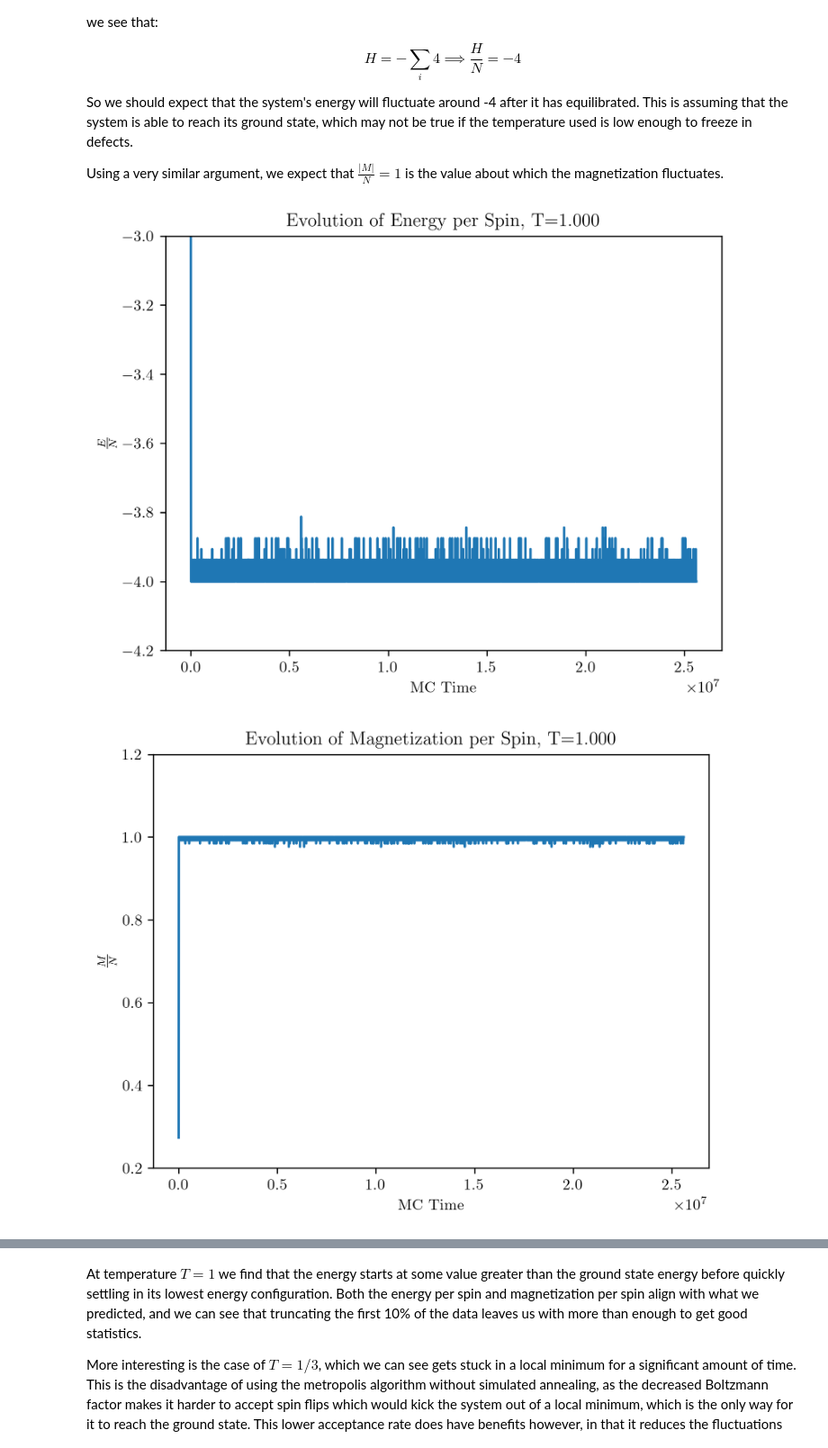
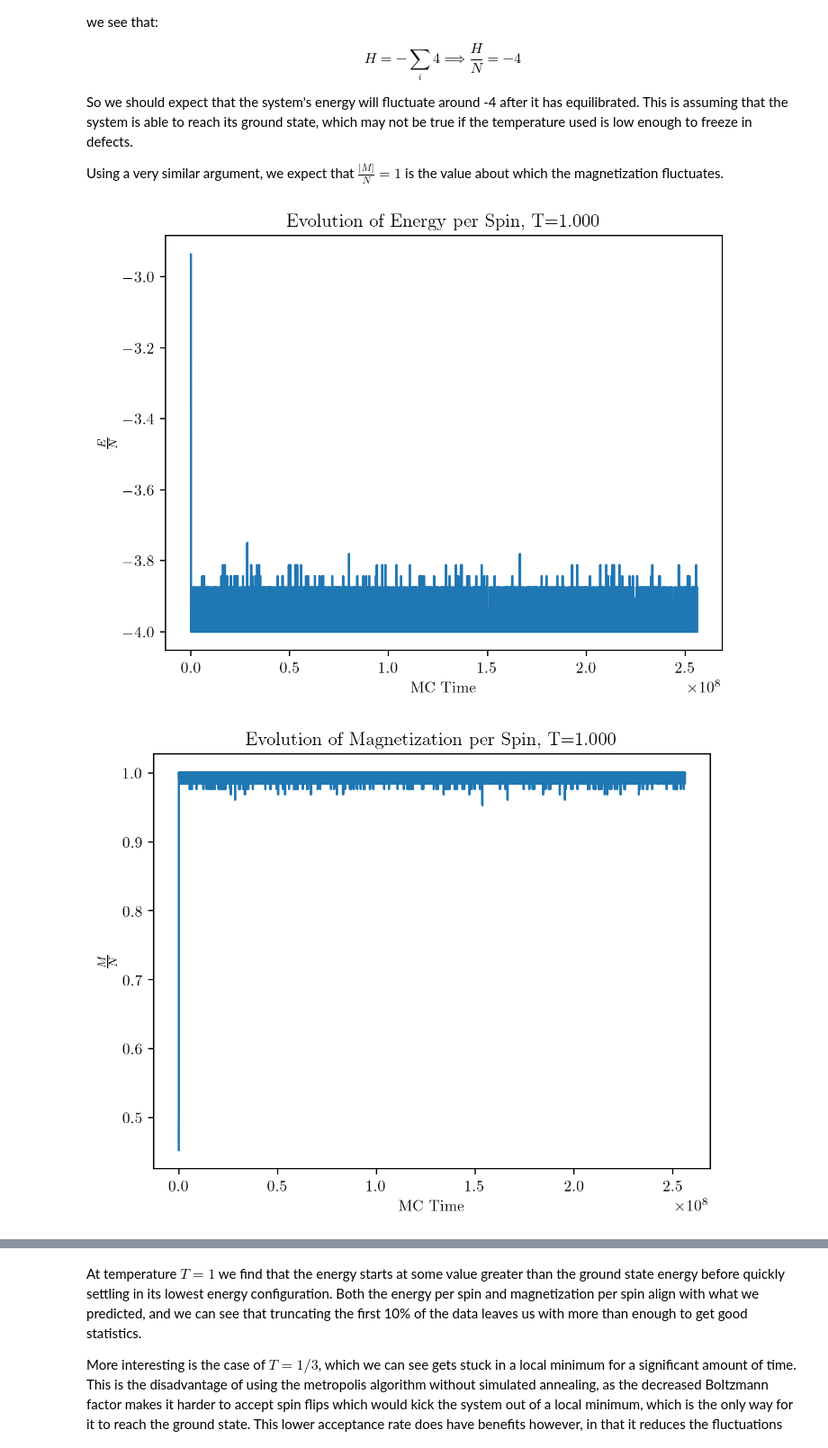
Before and after one commit to m-bouliane/Phys-705, a Jupyter notebook: Final Project.ipynb, the cells around one changed output, grey strips where cells are left out. Shown at 90% size. Cells and saved outputs as stored; diff of their text form; code cells hidden in the pictures.

```diff
--- a/Final Project.ipynb
+++ b/Final Project.ipynb
@@ -51,7 +51,7 @@ import multiprocess as mp
 
 font = {'size': 10}
 matplotlib.rc('font', **font)
-matplotlib.rcParams['figure.dpi'] = 300
+matplotlib.rcParams['figure.dpi'] = 200
 matplotlib.rc('text', usetex=True)
 matplotlib.rcParams['mathtext.fontset'] = 'cm'
 matplotlib.rcParams['font.family'] = 'STIXGeneral'
@@ -249,24 +249,24 @@ Using a very similar argument, we expect that $\frac{|M|}{N} = 1$ is the value a
 # %%
 def partA(T):
 
     sys = IsingSystem(T, 16)
 
-    energy, _, _, mag, _, _ = sys.metropolis(1e5, 0.1)
+    energy, _, _, mag, _, _ = sys.metropolis(1e6, 0.1)
 
     plt.plot(energy[0], energy[1])
     plt.xlabel("MC Time")
     plt.ylabel(r"$\frac{E}{N}$")
     plt.title("Evolution of Energy per Spin, T={%.3f}"%T)
     plt.show()
 
     plt.plot(mag[0], mag[1])
     plt.xlabel("MC Time")
     plt.ylabel(r"$\frac{M}{N}$")
     plt.title("Evolution of Magnetization per Spin, T={%.3f}"%T)
     plt.show()
 
 partA(1)
 partA(1/3)
 # %% [output]
-[figure, old version]
+[figure, new version]
-[figure, old version]
+[figure, new version]
```
Also changed, not shown: parts of 58 cells of this notebook, 3 other files.
